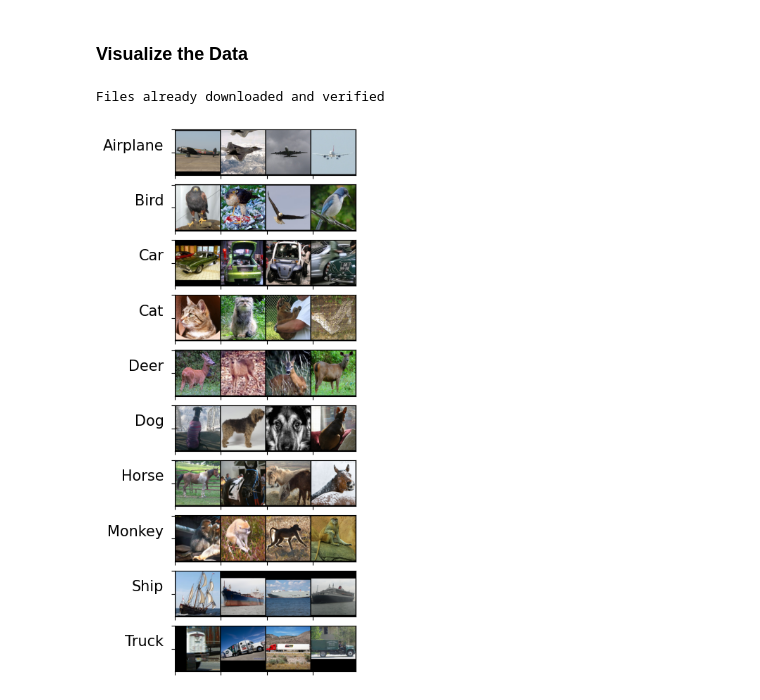
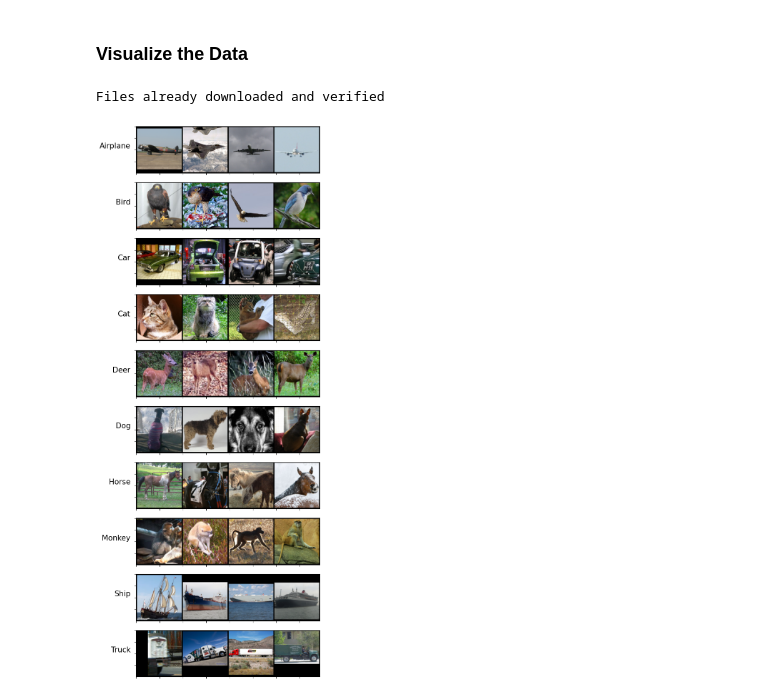
Before and after one commit to NoamDiamant52/DL-BIU, a Jupyter notebook: HW3.ipynb, the cells around one changed output. Saved outputs shown, nothing was run; the diff lists cells and outputs as text; code cells hidden in the pictures.

Commit message:
plot completed?

```diff
--- a/HW3.ipynb
+++ b/HW3.ipynb
@@ -34,39 +34,38 @@ true_labels =  ["Airplane",  # index 0
                 "Truck"]     # index 9
 
 # load the data that is about to be visualized.
 def load_visualized_data():
     set = torchvision.datasets.STL10(root='./data', split='train', download=True, transform=torchvision.transforms.ToTensor())
     loader = torch.utils.data.DataLoader(set)
     return loader
 
+def plot_images(images_per_label: int = 4, image_width: int = 3, image_size: int = 96) -> None:
+    loader = load_visualized_data()
 
-# Function to plot images
-def visualization(num_images_per_label: int = 4, image_size: int = 96, image_width: int = 3):
-    loader = load_visualized_data()
-    _, axes = plt.subplots(10, 1, figsize=(24, 10))
+    _, axes = plt.subplots(10, 1, figsize=(48, 20))
     axes = axes.flatten()
 
     iterator = iter(loader)
 
     for idx, label in enumerate(true_labels):
         counter = 0
-        examples_per_class = torch.empty(num_images_per_label, image_width, image_size, image_size)
+        examples_per_class = torch.empty(images_per_label, image_width, image_size, image_size)
 
-        while counter < num_images_per_label:
+        while counter < images_per_label:
             example, l = next(iterator)
             if l == idx:
                 examples_per_class[counter, :, :, :] = example
                 counter += 1
 
         axes[idx].imshow(np.transpose(torchvision.utils.make_grid(examples_per_class), (1, 2, 0)))
         axes[idx].set_ylabel(str(label), rotation='horizontal', fontsize=15, horizontalalignment='right')
     for ax in axes:
             ax.set_yticklabels([])
             ax.set_xticklabels([])
     plt.show()
 
-# Call the function to plot images
-visualization()
+
+plot_images()
 # %% [output]
 Files already downloaded and verified
-[figure, old version]
+[figure, new version]
```
